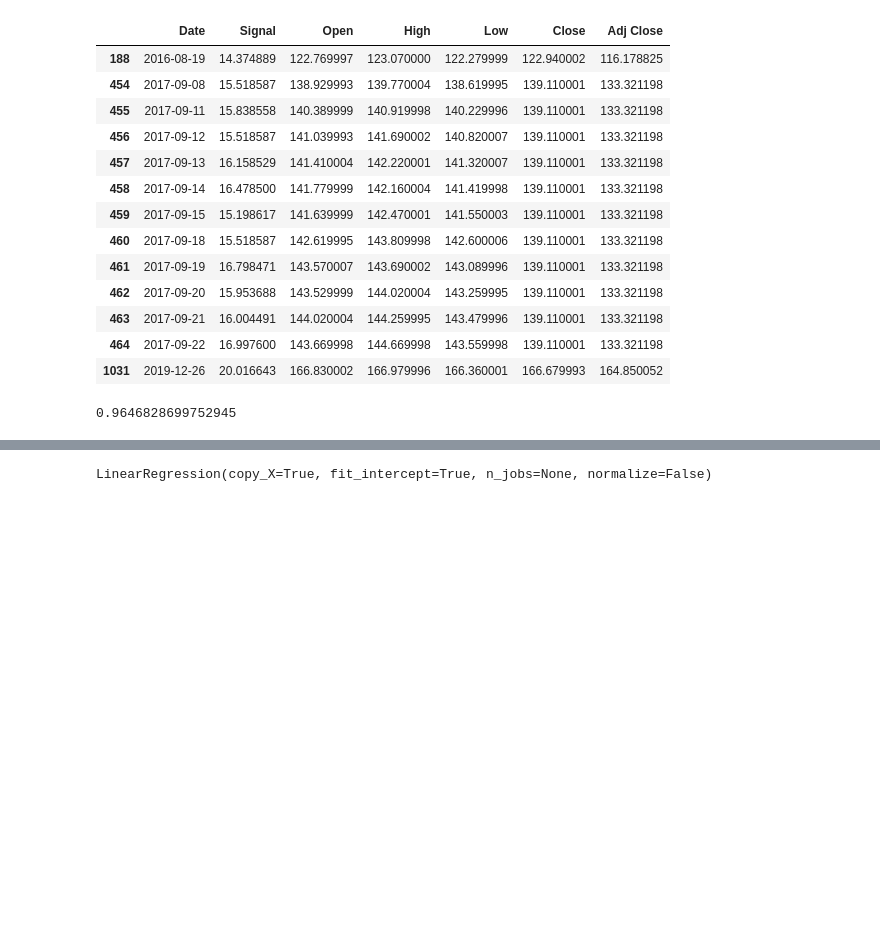
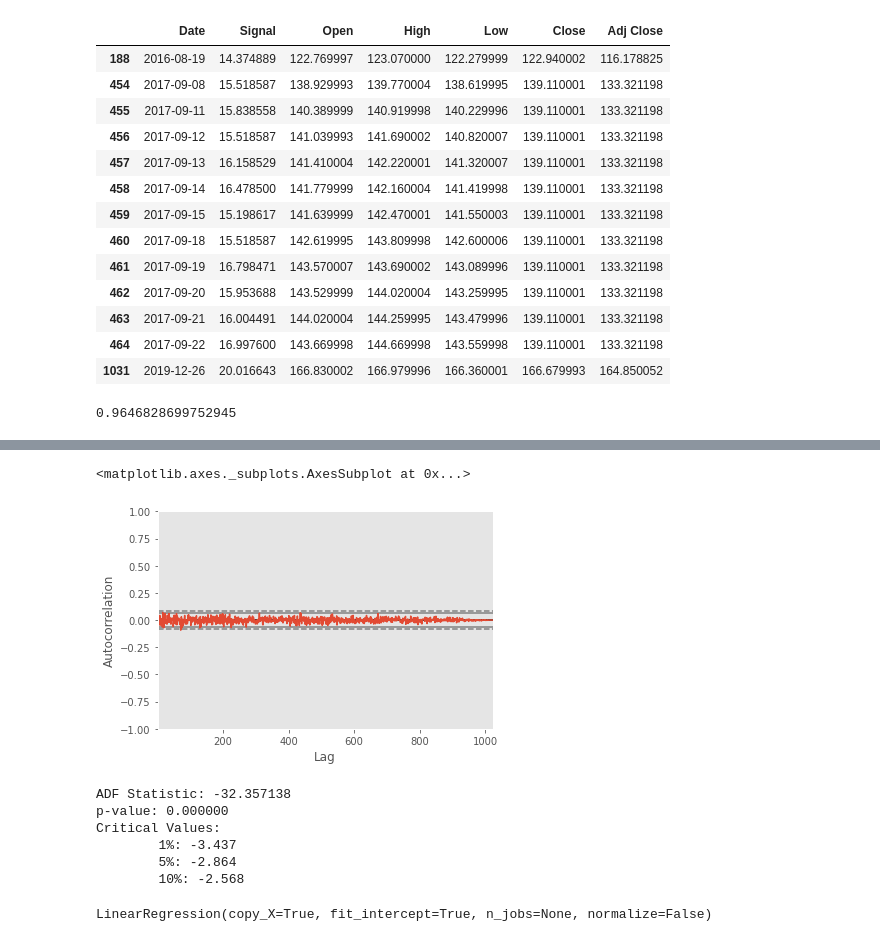
Before and after one commit to AdamZou/data-clean-exercise, a Jupyter notebook: _cleaned_ts_exercise.ipynb, the cells around one changed output, grey strips where cells are left out. Drawn from its saved outputs; the diff is of its cells as text; code cells hidden in the pictures; blank space fills up the shorter version.

```diff
--- a/_cleaned_ts_exercise.ipynb
+++ b/_cleaned_ts_exercise.ipynb
@@ -90,3 +96,28 @@ df_clean['Signal'].corr(df_clean['Adj Close'])
+# %%
+# low autocorr of the difference of adj close
+autocorrelation_plot(df_clean['Adj Close'].diff().dropna())
+# %% [output]
+<matplotlib.axes._subplots.AxesSubplot at 0x...>
+[figure, added]
+# %%
+# ADF TEST shows good stationarity of the differenced time series
+from pandas import read_csv
+from statsmodels.tsa.stattools import adfuller
+
+X = df_clean['Adj Close'].diff().dropna()
+result = adfuller(X)
+print('ADF Statistic: %f' % result[0])
+print('p-value: %f' % result[1])
+print('Critical Values:')
+for key, value in result[4].items():
+	print('\t%s: %.3f' % (key, value))
+# %% [output]
+ADF Statistic: -32.357138
+p-value: 0.000000
+Critical Values:
+        1%: -3.437
+        5%: -2.864
+        10%: -2.568
 # %%
 # Correction method b 1: linear regression between signal and adj close,
 # then use the model to predict the missing signal values.
```
Also changed, not shown: parts of 1 cell of this notebook.
